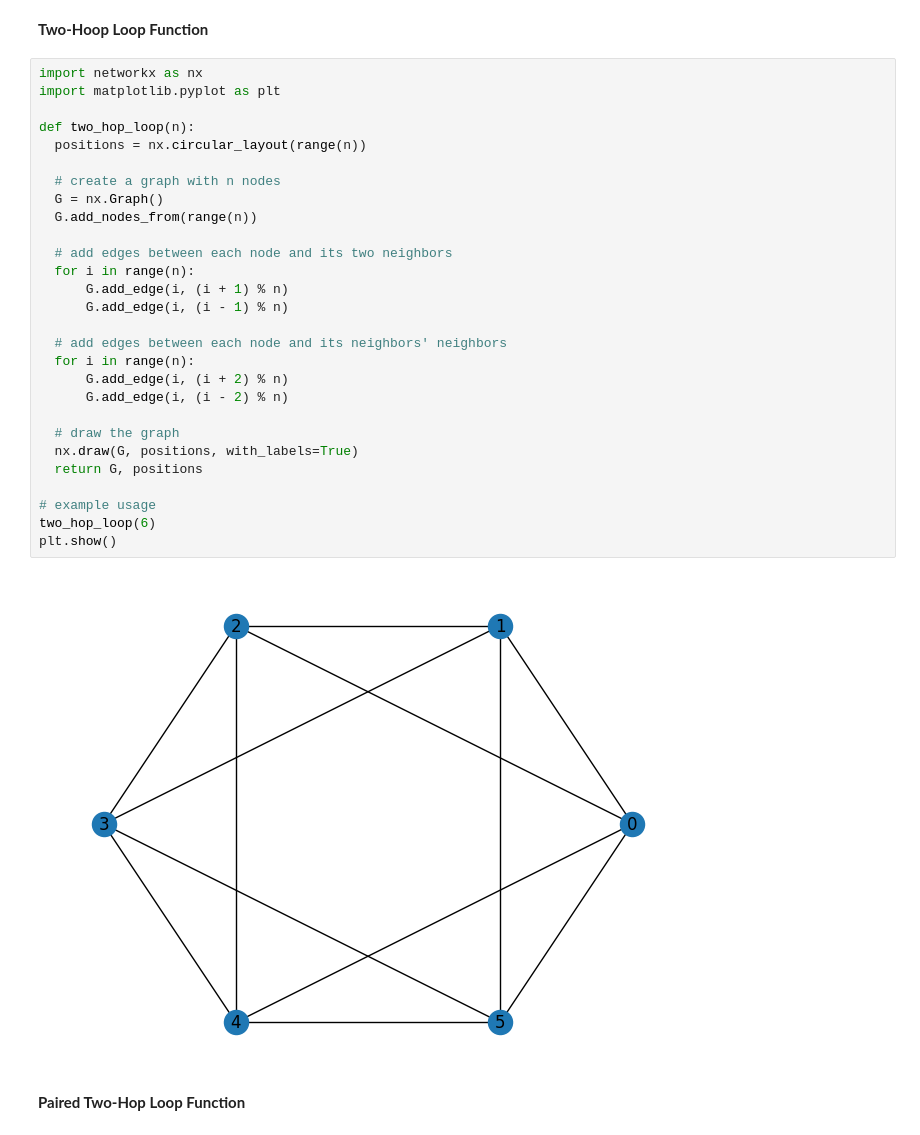
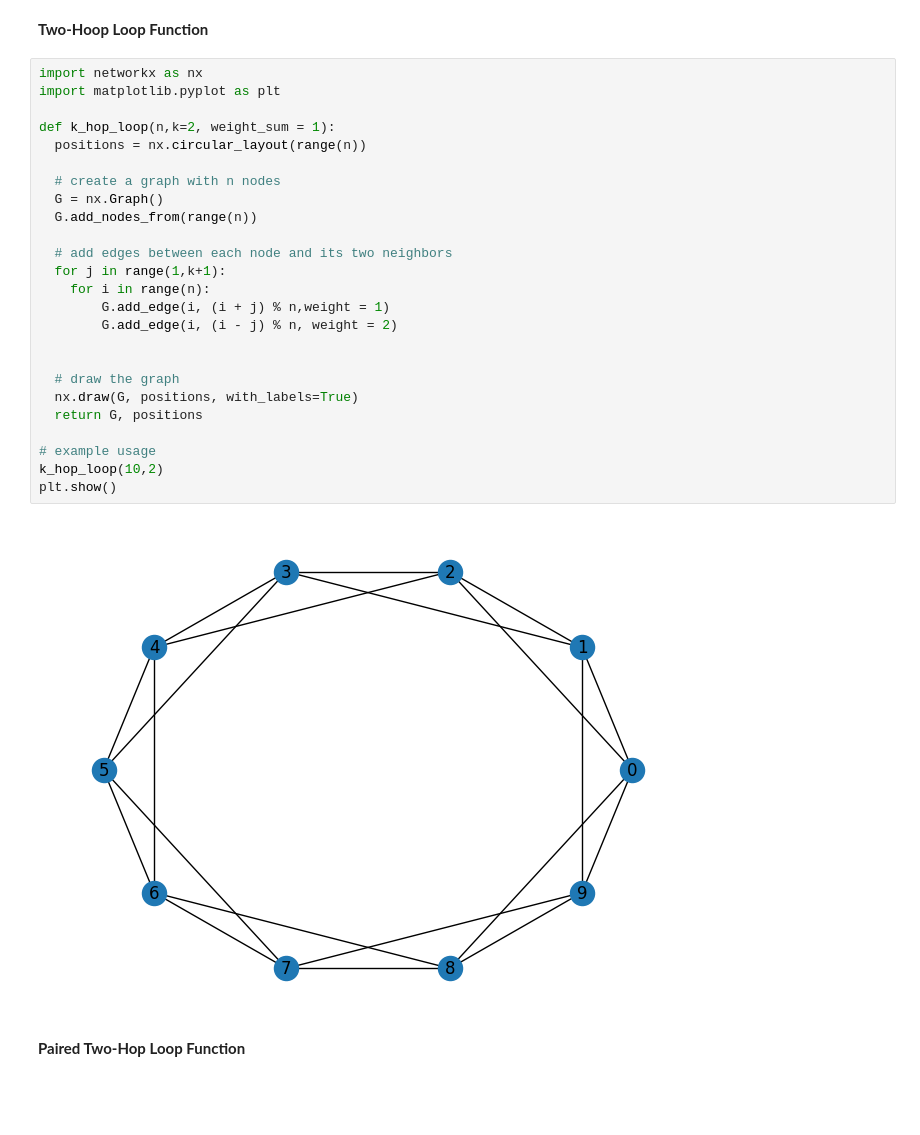
Before and after one commit to RIPS-2024-Aerospace/Aerospace-Project, a Jupyter notebook: TopologyNetworks.ipynb, the cells around one changed output. Cells and saved outputs as stored; diff of their text form; blank space fills up the shorter version.

Commit message:
k-hop-loop and KalmanFilter Comments

```diff
--- a/TopologyNetworks.ipynb
+++ b/TopologyNetworks.ipynb
@@ -3,33 +3,30 @@
 # %%
 import networkx as nx
 import matplotlib.pyplot as plt
 
-def two_hop_loop(n):
+def k_hop_loop(n,k=2, weight_sum = 1):
   positions = nx.circular_layout(range(n))
 
   # create a graph with n nodes
   G = nx.Graph()
   G.add_nodes_from(range(n))
 
   # add edges between each node and its two neighbors
-  for i in range(n):
-      G.add_edge(i, (i + 1) % n)
-      G.add_edge(i, (i - 1) % n)
+  for j in range(1,k+1):
+    for i in range(n):
+        G.add_edge(i, (i + j) % n,weight = 1)
+        G.add_edge(i, (i - j) % n, weight = 2)
 
-  # add edges between each node and its neighbors' neighbors
-  for i in range(n):
-      G.add_edge(i, (i + 2) % n)
-      G.add_edge(i, (i - 2) % n)
 
   # draw the graph
   nx.draw(G, positions, with_labels=True)
   return G, positions
 
 # example usage
-two_hop_loop(6)
+k_hop_loop(10,2)
 plt.show()
 # %% [output]
-[figure, old version]
+[figure, new version]
 # %% [markdown]
 **Paired Two-Hop Loop Function**
 # %%
```
Also changed, not shown: parts of 1 cell of this notebook, 1 other file.
